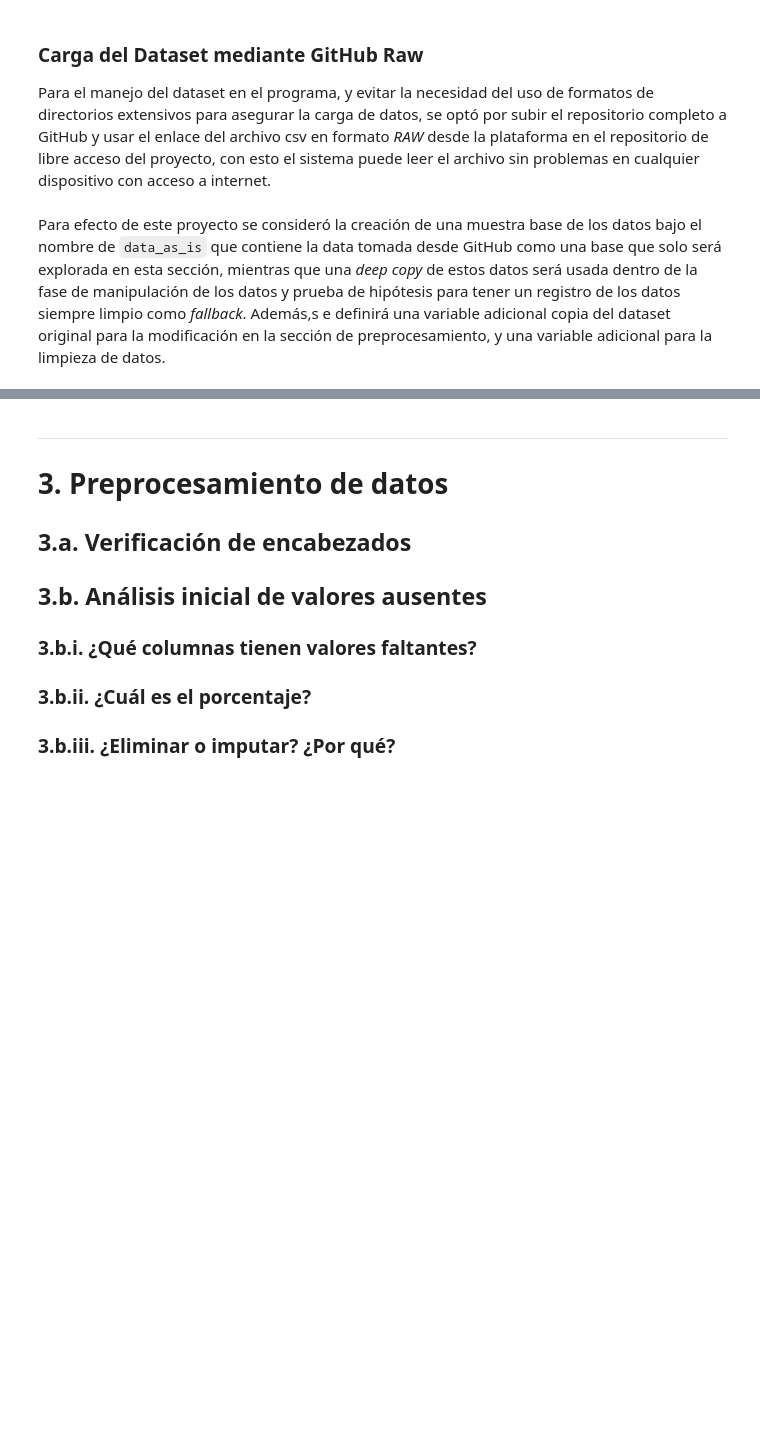
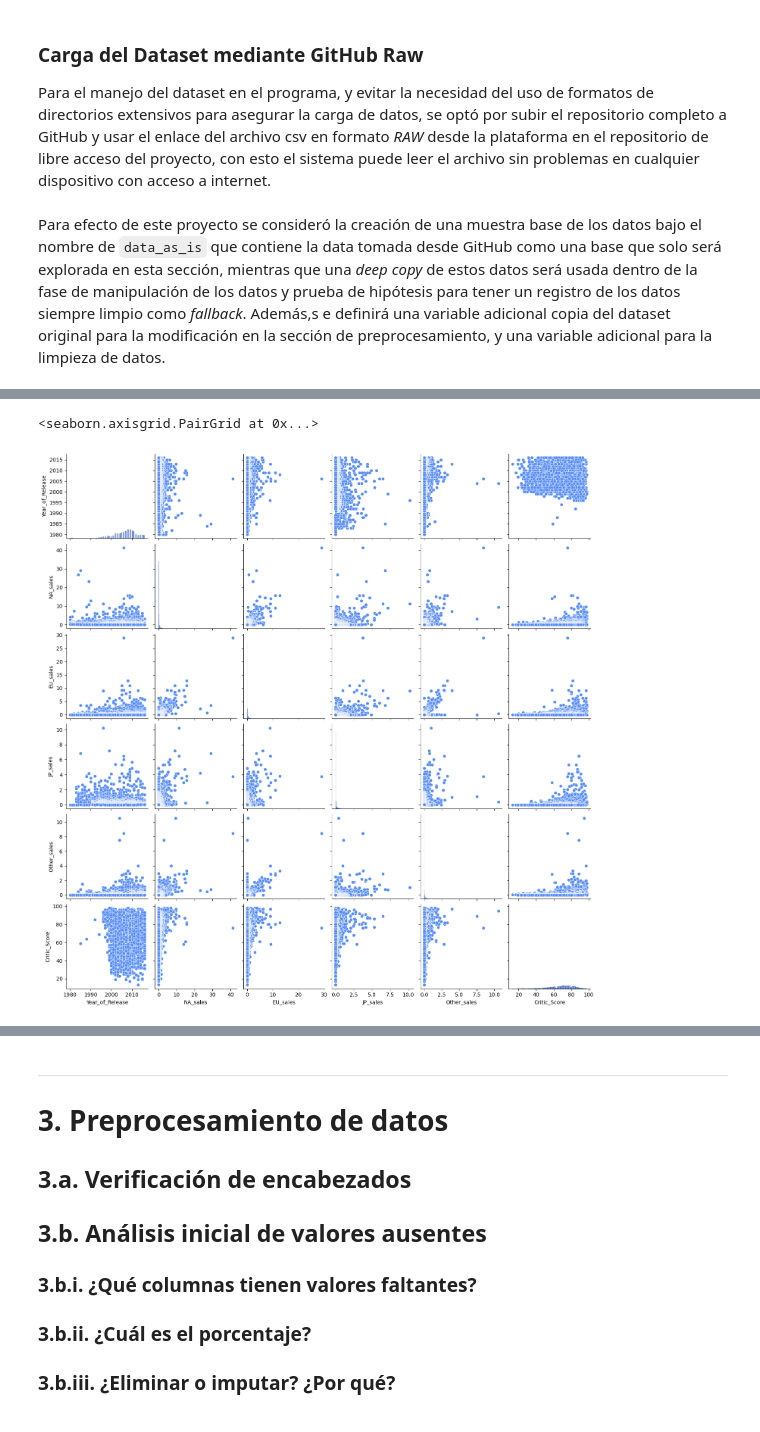
Before and after one commit to Volv1t3/MidtermDataAnalysisProject, a Jupyter notebook: src/python/notebooks/Proyecto_Fin_Semestre_Arellano.ipynb, the cells around one changed output, grey strips where cells are left out. Drawn from its saved outputs; the diff is of its cells as text; code cells hidden in the pictures; blank space fills up the shorter version.

```diff
--- a/src/python/notebooks/Proyecto_Fin_Semestre_Arellano.ipynb
+++ b/src/python/notebooks/Proyecto_Fin_Semestre_Arellano.ipynb
@@ -214,0 +307,6 @@ En esta sección, trabajaremos con un análisis base de la correlación de los d
+# %%
+#? 6. Exploracion de las relaciones entre las columnas del dataset, revisando sus interacciones en conjunto.
+sns.pairplot(data=data_as_is)
+# %% [output]
+<seaborn.axisgrid.PairGrid at 0x...>
+[figure, added]
```
Also changed, not shown: parts of 21 cells of this notebook, 1 other file.
